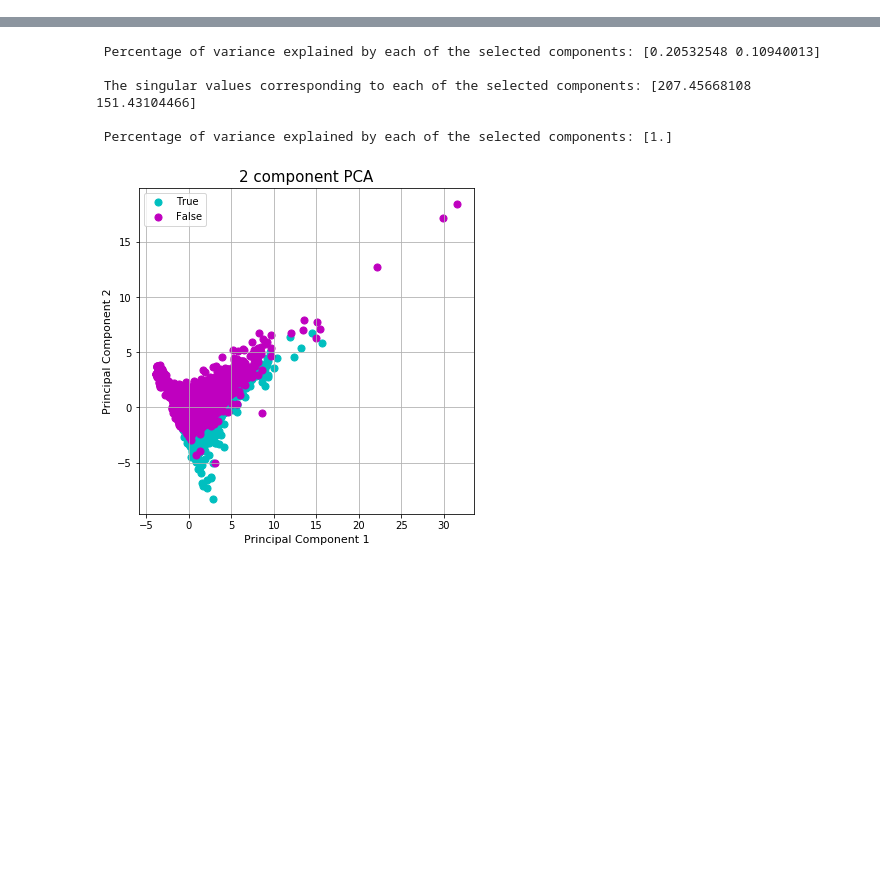
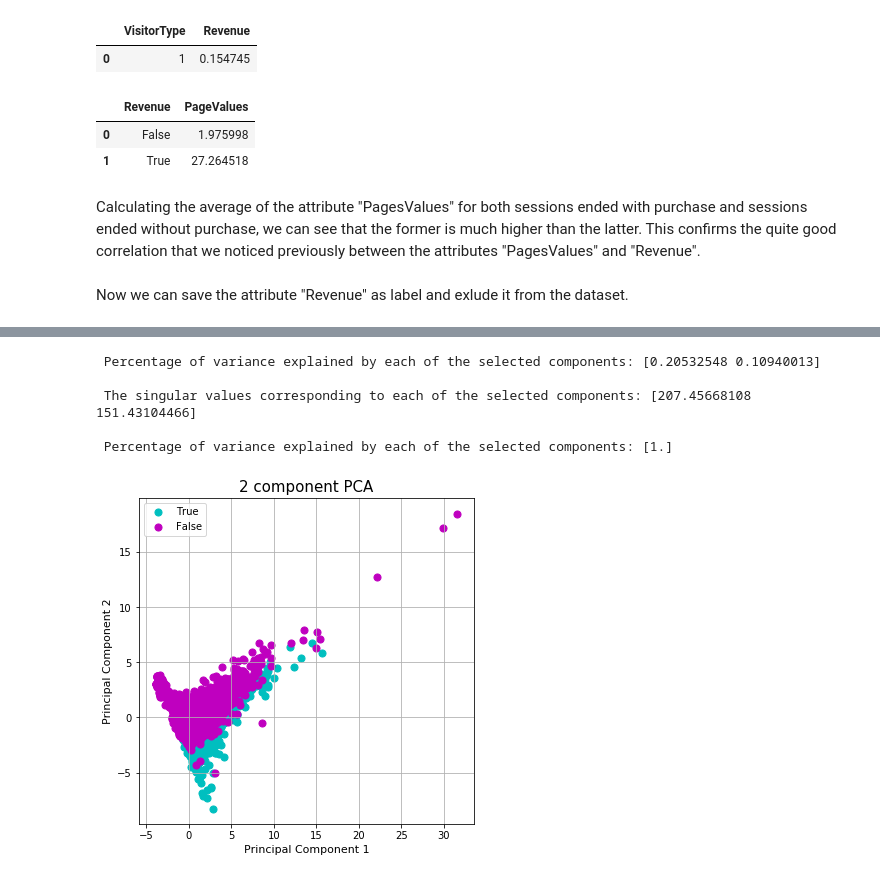
Before and after one commit to martinalutto/Food-in-the-fridge, a Jupyter notebook: Tesina_Data_Spaces.ipynb, the cells around one changed output, grey strips where cells are left out. Saved outputs shown, nothing was run; the diff lists cells and outputs as text; code cells hidden in the pictures; blank space fills up the shorter version.

```diff
--- a/Tesina_Data_Spaces.ipynb
+++ b/Tesina_Data_Spaces.ipynb
@@ -22,11 +84,16 @@
 
 # Import libraries
 import csv
+
 import numpy as np
+
 import pandas as pd
+
 import seaborn as sns
+
 import matplotlib.pyplot as plt
 from matplotlib.colors import ListedColormap
+
 import sklearn
 from sklearn import decomposition, preprocessing
 from sklearn import svm
@@ -40,7 +107,36 @@ from sklearn import metrics
 from sklearn import tree
 from sklearn.tree import export_graphviz
 from sklearn.externals.six import StringIO
+
 from IPython.display import Image
 import pydotplus
 
+#import plotly
+#import plotly.graph_objs as go
+#import plotly.io as pio
+#import plotly.figure_factory as ff
+#from plotly.offline import init_notebook_mode
+#init_notebook_mode(connected=True) # to show plots in notebook
+
+# online plotly
+import chart_studio
+from chart_studio import plotly
+from chart_studio.plotly import plot, iplot
+chart_studio.tools.set_credentials_file(username='XXXXXXXXXXXXXX', api_key='XXXXXXXXXXXXXX')
+
+# offline plotly
+#from plotly.offline import plot, iplot
+
+# do not show any warnings
+import warnings
+warnings.filterwarnings('ignore')
+
+# set the seed for the analysis
 SEED = 40
+
+# pandas option for the output style
+pd.set_option('display.max_rows', None)
+pd.set_option('display.max_columns', 1000)
+pd.set_option('display.width', 1000)
+pd.set_option('display.max_colwidth', -1)
+pd.set_option('expand_frame_repr', True)
@@ -186,3 +397,24 @@ max         27.000000              3398.750000  ...      1.000000      1.0
+# %%
+data[['BounceRates', 'Revenue']].groupby(['BounceRates'], as_index=False).mean().sort_values(by='Revenue', ascending=False)
+data[['ExitRates', 'Revenue']].groupby(['ExitRates'], as_index=False).mean().sort_values(by='Revenue', ascending=False)
+data[['Administrative', 'Revenue']].groupby(['Administrative'], as_index=False).mean().sort_values(by='Revenue', ascending=False)
+data[['Administrative_Duration', 'Revenue']].groupby(['Administrative_Duration'], as_index=False).mean().sort_values(by='Revenue', ascending=False)
+data[['Informational_Duration', 'Revenue']].groupby(['Informational_Duration'], as_index=False).mean().sort_values(by='Revenue', ascending=False)
+data[['ProductRelated_Duration', 'Revenue']].groupby(['ProductRelated_Duration'], as_index=False).mean().sort_values(by='Revenue', ascending=False)
+data[['VisitorType', 'Revenue']].groupby(['VisitorType'], as_index=False).mean().sort_values(by='Revenue', ascending=False)
+# %% [output]
+|  | VisitorType | Revenue |
+| 0 | 1 | 0.154745 |
+# %%
+data[['PageValues', 'Revenue']].groupby(['Revenue'], as_index=False).mean()
+# %% [output]
+|  | Revenue | PageValues |
+| 0 | False | 1.975998 |
+| 1 | True | 27.264518 |
+# %% [markdown]
+Calculating the average of the attribute "PagesValues" for both sessions ended with purchase and sessions ended without purchase, we can see that the former is much higher than the latter. This confirms the quite good correlation that we noticed previously between the attributes "PagesValues" and "Revenue".
+# %% [markdown]
+Now we can save the attribute "Revenue" as label and exlude it from the dataset.
 # %%
 # Save attribute label and delete it from the dataset
 label = data['Revenue'][:]
```
Also changed, not shown: parts of 22 cells of this notebook.
